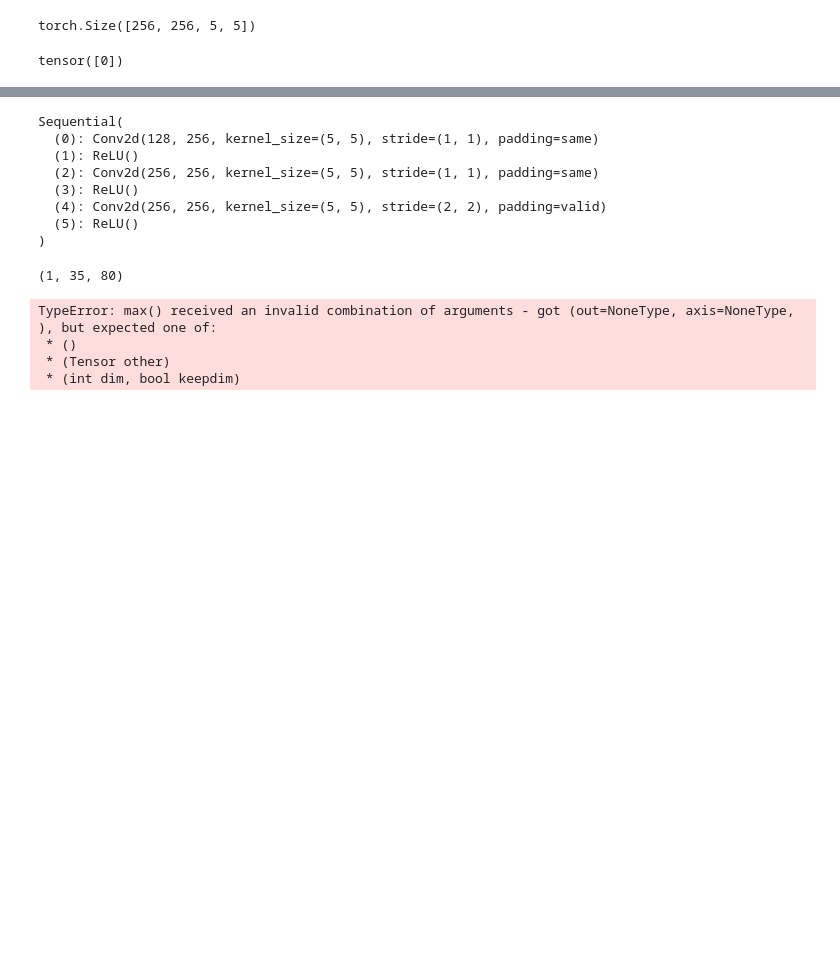
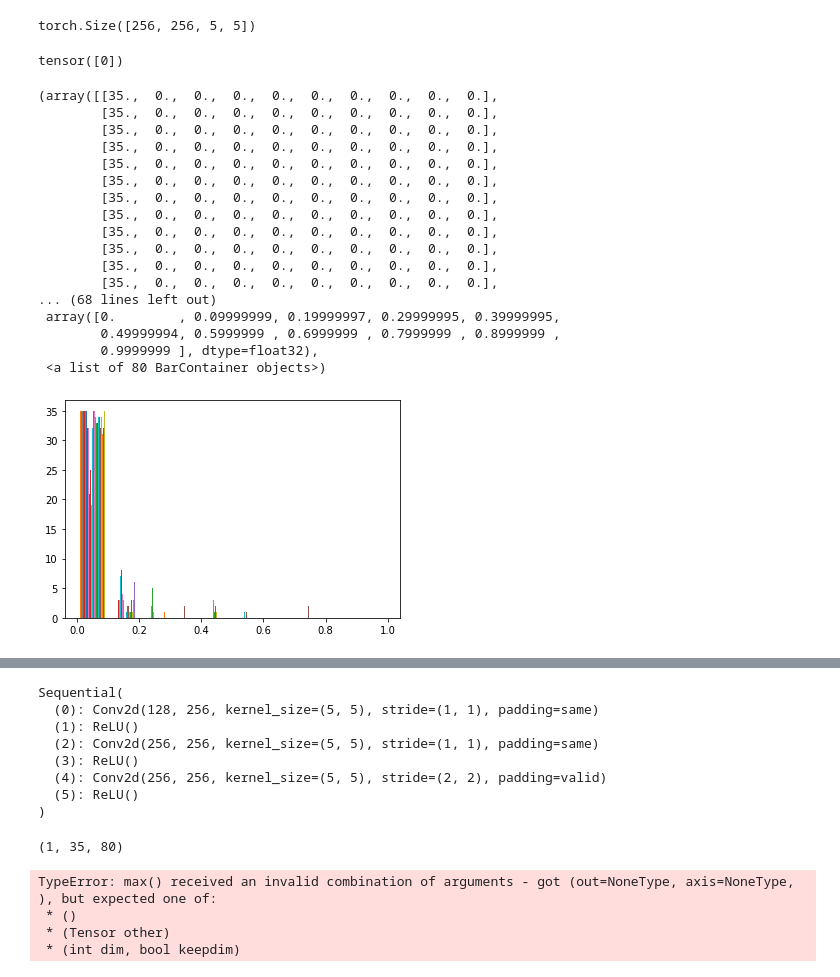
Before and after one commit to childtoy/MotionReasoning, a Jupyter notebook: MoCAM/CAM3D.ipynb, the cells around one changed output, grey strips where cells are left out. Cells and saved outputs as stored; diff of their text form; code cells hidden in the pictures; blank space fills up the shorter version.

```diff
--- a/MoCAM/CAM3D.ipynb
+++ b/MoCAM/CAM3D.ipynb
@@ -336,6 +336,27 @@ cam = EigenCAM(model,
 # Image.fromarray(image_with_bounding_boxes)
 # %%
 grayscale_cam = cam(data, targets=None)
+# %%
+plt.hist(grayscale_cam[0])
+# %% [output]
+(array([[35.,  0.,  0.,  0.,  0.,  0.,  0.,  0.,  0.,  0.],
+        [35.,  0.,  0.,  0.,  0.,  0.,  0.,  0.,  0.,  0.],
+        [35.,  0.,  0.,  0.,  0.,  0.,  0.,  0.,  0.,  0.],
+        [35.,  0.,  0.,  0.,  0.,  0.,  0.,  0.,  0.,  0.],
+        [35.,  0.,  0.,  0.,  0.,  0.,  0.,  0.,  0.,  0.],
+        [35.,  0.,  0.,  0.,  0.,  0.,  0.,  0.,  0.,  0.],
+        [35.,  0.,  0.,  0.,  0.,  0.,  0.,  0.,  0.,  0.],
+        [35.,  0.,  0.,  0.,  0.,  0.,  0.,  0.,  0.,  0.],
+        [35.,  0.,  0.,  0.,  0.,  0.,  0.,  0.,  0.,  0.],
+        [35.,  0.,  0.,  0.,  0.,  0.,  0.,  0.,  0.,  0.],
+        [35.,  0.,  0.,  0.,  0.,  0.,  0.,  0.,  0.,  0.],
+        [35.,  0.,  0.,  0.,  0.,  0.,  0.,  0.,  0.,  0.],
+... (68 lines left out)
+ array([0.        , 0.09999999, 0.19999997, 0.29999995, 0.39999995,
+        0.49999994, 0.5999999 , 0.6999999 , 0.7999999 , 0.8999999 ,
+        0.9999999 ], dtype=float32),
+ <a list of 80 BarContainer objects>)
+[figure, added]
 # %%
 import matplotlib.pyplot as plt
 for i in range(30):
```
Also changed, not shown: parts of 3 cells of this notebook, 30 other files.
